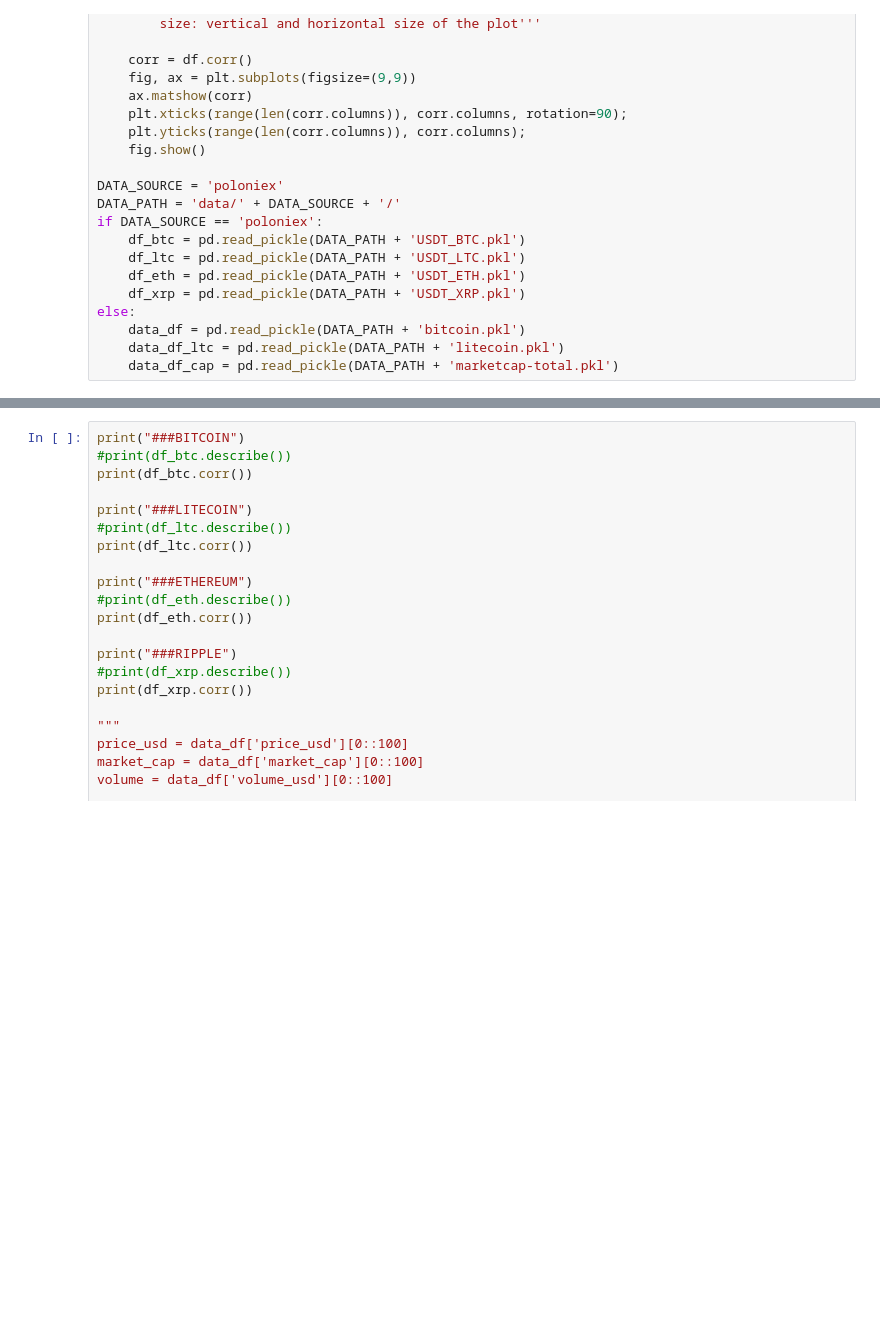
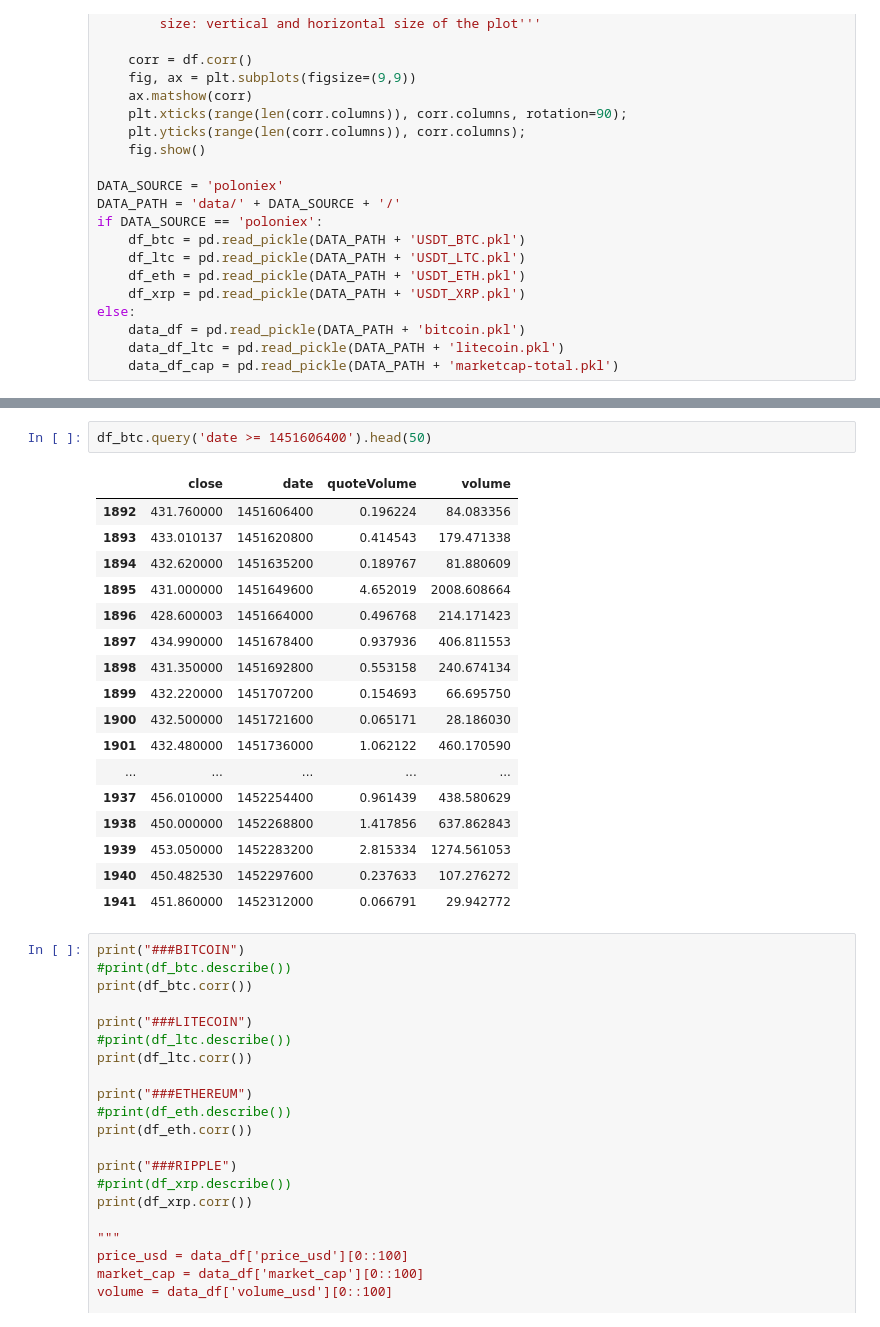
Before and after one commit to kuzmanovicd/crypto-predictor, a Jupyter notebook: eda.ipynb, the cells around one changed output, grey strips where cells are left out. Cells and saved outputs as stored; diff of their text form; blank space fills up the shorter version.

```diff
--- a/eda.ipynb
+++ b/eda.ipynb
@@ -44,3 +64,23 @@ else:
+# %%
+df_btc.query('date >= 1451606400').head(50)
+# %% [output]
+|  | close | date | quoteVolume | volume |
+| 1892 | 431.760000 | 1451606400 | 0.196224 | 84.083356 |
+| 1893 | 433.010137 | 1451620800 | 0.414543 | 179.471338 |
+| 1894 | 432.620000 | 1451635200 | 0.189767 | 81.880609 |
+| 1895 | 431.000000 | 1451649600 | 4.652019 | 2008.608664 |
+| 1896 | 428.600003 | 1451664000 | 0.496768 | 214.171423 |
+| 1897 | 434.990000 | 1451678400 | 0.937936 | 406.811553 |
+| 1898 | 431.350000 | 1451692800 | 0.553158 | 240.674134 |
+| 1899 | 432.220000 | 1451707200 | 0.154693 | 66.695750 |
+| 1900 | 432.500000 | 1451721600 | 0.065171 | 28.186030 |
+| 1901 | 432.480000 | 1451736000 | 1.062122 | 460.170590 |
+| ... | ... | ... | ... | ... |
+| 1937 | 456.010000 | 1452254400 | 0.961439 | 438.580629 |
+| 1938 | 450.000000 | 1452268800 | 1.417856 | 637.862843 |
+| 1939 | 453.050000 | 1452283200 | 2.815334 | 1274.561053 |
+| 1940 | 450.482530 | 1452297600 | 0.237633 | 107.276272 |
+| 1941 | 451.860000 | 1452312000 | 0.066791 | 29.942772 |
 # %%
 print("###BITCOIN")
 #print(df_btc.describe())
```
Also changed, not shown: parts of 11 cells of this notebook, 23 other files.
